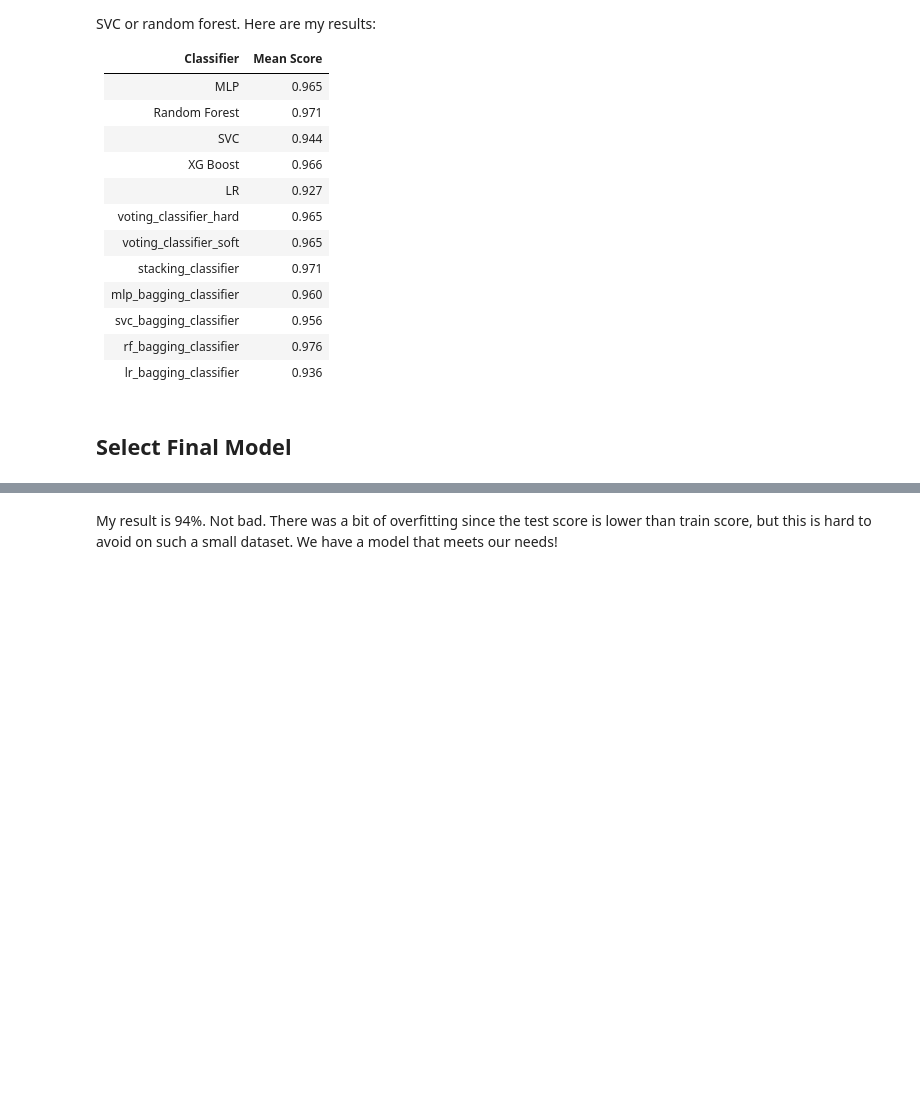
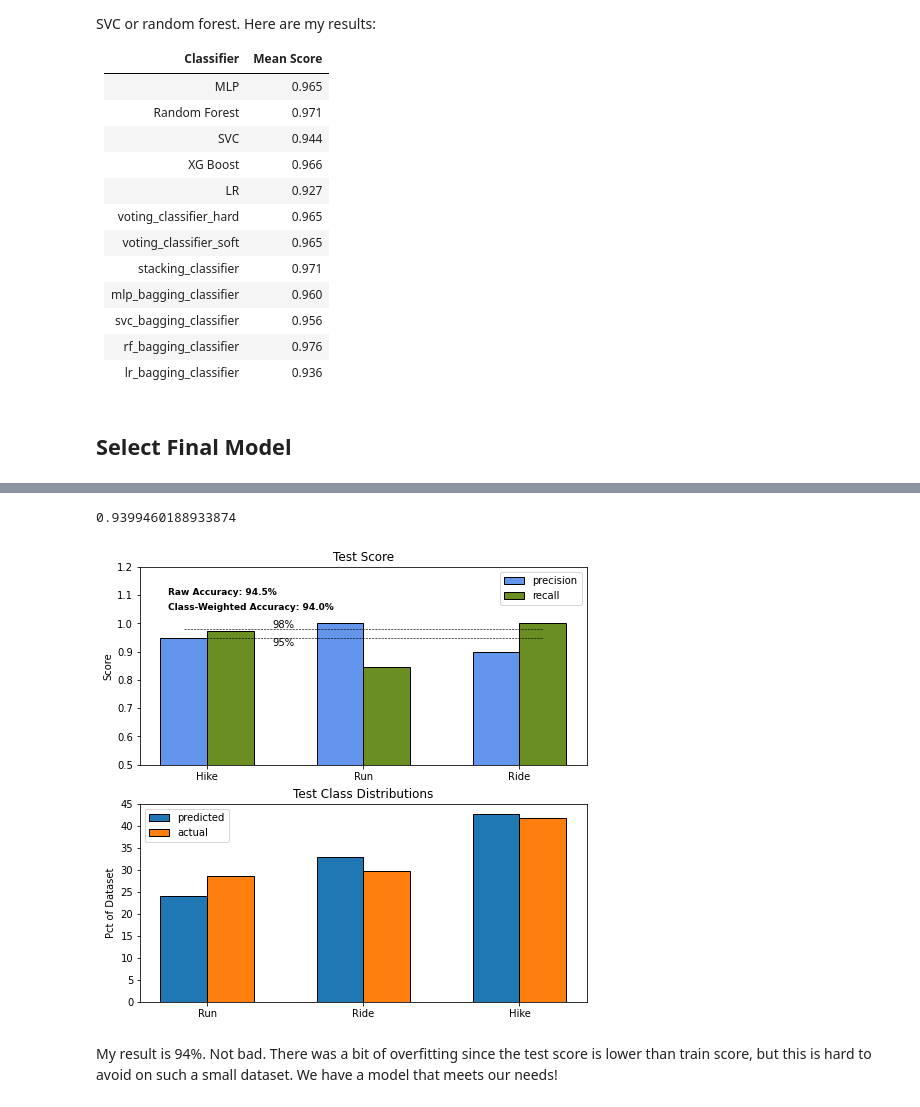
Before and after one commit to bimewok/Strava-Classifier, a Jupyter notebook: Strava_Activity_Classifier.ipynb, the cells around one changed output, grey strips where cells are left out. Drawn from its saved outputs; the diff is of its cells as text; code cells hidden in the pictures; blank space fills up the shorter version.

```diff
--- a/Strava_Activity_Classifier.ipynb
+++ b/Strava_Activity_Classifier.ipynb
@@ -899,3 +921,78 @@ choose_final_model(x_test_scaled, y_test, x_train_scaled, y_train, results)
+# %%
+def choose_final_model(x_test, y_test, x_train, y_train, results):
+    # choose the best model, reload it, and see how it does on the test dataset! Not too bad: a slight overfit in the selected model but
+    # that is hard to avoid on a small dataset like this.
+    model = load('rf_tuned.joblib')
+
+    y_pred = model.predict(x_test)
+
+    score = balanced_accuracy_score(y_test, y_pred)
+    results = results.append({'Classifier': 'RF Final', 'Test Score': score}, ignore_index=True)
+    results.to_csv('model_results.csv')
+    print(score)
+    report = classification_report(y_test, y_pred, labels = [0, 1, 2], target_names = ['Run', 'Ride', 'Hike'], output_dict=True)
+
+    # figure 1: precision and recall for each activity type
+    plt.figure(figsize=(8,8))
+    plt.subplot(211)
+    # width of the bars
+    barWidth = 0.3
+
+    bars1 = [report['Hike']['precision'], report['Run']['precision'], report['Ride']['precision']]
+    bars2 = [report['Hike']['recall'], report['Run']['recall'], report['Ride']['recall']]
+
+    # create a numerical x axis to place labels and bars on
+    r1 = np.arange(len(bars1))
+    r2 = [x + barWidth for x in r1]
+    r3 = np.append(r1, r2)
+    plt.bar(r1, bars1, width = barWidth, color = 'cornflowerblue', edgecolor = 'black', capsize=7, label='precision')
+    plt.bar(r2, bars2, width = barWidth, color = 'olivedrab', edgecolor = 'black', capsize=7, label='recall')
+
+    plt.text(-.1, 1.1, r'Raw Accuracy: '+str(round(report['accuracy']*100, 1))+'%', fontsize=9, fontweight='bold')
+    plt.text(-.1, 1.05, r'Class-Weighted Accuracy: '+str(round(score*100, 1))+'%', fontsize=9, fontweight='bold')
+    plt.xticks([r + (barWidth / 2) for r in range(len(bars1))], ['Hike', 'Run', 'Ride'])
+    plt.ylabel('Score')
+    plt.ylim([0.5, 1.2])
+
+    label = [bars1[0], bars2[0], bars1[1], bars2[1], bars1[2], bars2[2]]
+    plt.title('Test Score')
+    plt.legend(loc=1)
+
+    plt.hlines(0.95, xmin=min(r3), xmax=max(r3), color='black', linestyles='dashed', label='95%', linewidth=0.6)
+    plt.hlines(0.98, xmin=min(r3), xmax=max(r3), color='black', linestyles='dashed', label='98%', linewidth=0.6)
+    plt.text(0.57, 0.995, '98%', ha='left', va='center')
+    plt.text(0.57, 0.93, '95%', ha='left', va='center')
+
+    # figure 2: class distribution from predictions and test dataset as a whole
+
+    plt.subplot(212)
+
+    predicted_dist = [(y_pred == 0).sum() / len(y_test) *100, (y_pred == 1).sum() / len(y_test) *100, (y_pred == 2).sum() / len(y_test) *100]
+
+    actual_dist = [(y_test == 0).sum() / len(y_test) *100, (y_test == 1).sum() / len(y_test) *100, (y_test == 2).sum() / len(y_test) *100]
+
+    barWidth = 0.3
+
+    bars1 = predicted_dist
+    bars2 = actual_dist
+
+    r1 = np.arange(len(bars1))
+    r2 = [x + barWidth for x in r1]
+
+    plt.bar(r1, bars1, width = barWidth, color = 'tab:blue', edgecolor = 'black', capsize=7, label='predicted')
+    plt.bar(r2, bars2, width = barWidth, color = 'tab:orange', edgecolor = 'black', capsize=7, label='actual')
+
+    plt.xticks([r + (barWidth / 2) for r in range(len(bars1))], ['Run', 'Ride', 'Hike'])
+    plt.ylabel('Pct of Dataset')
+    plt.legend()
+    plt.title('Test Class Distributions')
+    return y_pred
+
+
+test_predictions = choose_final_model(x_test_scaled, y_test, x_train_scaled, y_train, results)
+# %% [output]
+0.9399460188933874
+[figure, added]
 # %% [markdown]
 My result is 94%. Not bad. There was a bit of overfitting since the test score is lower than train score, but this is hard to avoid on such a small dataset. We have a model that meets our needs!
 # %% [markdown]
```
Also changed, not shown: parts of 12 cells of this notebook.
